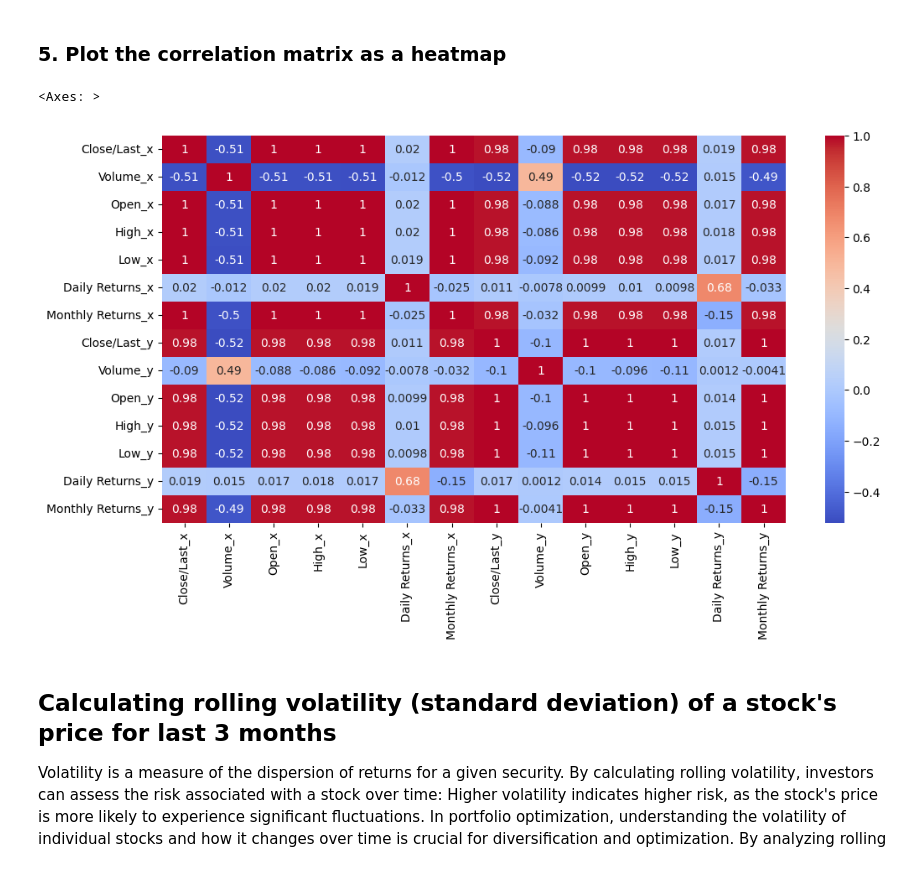
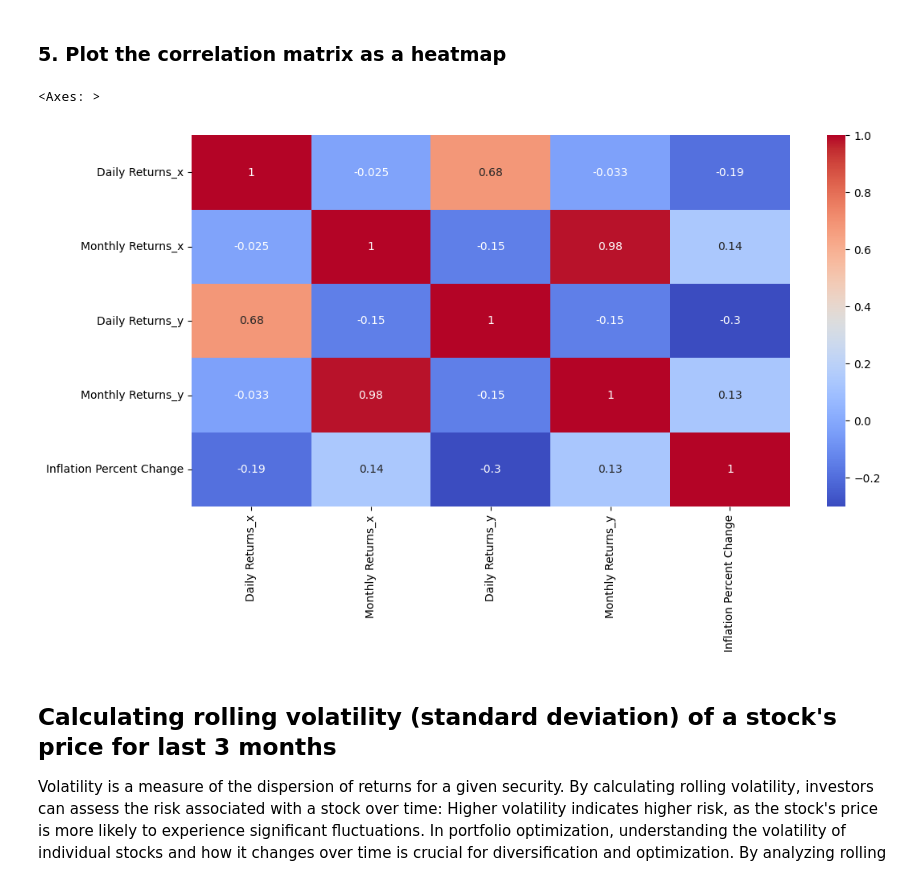
Before and after one commit to julieannvictoria/portfolio, a Jupyter notebook: Preparing-for-data-analysis-project-student.ipynb, the cells around one changed output. Drawn from its saved outputs; the diff is of its cells as text; code cells hidden in the pictures.

```diff
--- a/Preparing-for-data-analysis-project-student.ipynb
+++ b/Preparing-for-data-analysis-project-student.ipynb
@@ -58,5 +59,5 @@ data_apple = pd.read_csv('apple_historical_data.csv')
 # %%
-data_microsoft = pd.read_csv('microsoft_historical_data.csv')
+data_microsoft = pd.read_csv(github_repo + 'microsoft_historical_data.csv')
 # %%
 # Check the first few rows of data
 data_apple.head()
@@ -439,6 +443,8 @@ data_microsoft.head()
 | 4 | 2024-04-29 | 402.25 | 19582090 | 405.25 | 406.3200 | 399.1900 | 0.033185 |
 # %%
 inflation['Inflation Percent Change'] = inflation['CORESTICKM159SFRBATL'].pct_change()
+#Rename index for merging later
+inflation.rename_axis('Date',inplace=True)
 inflation.head()
 # %% [output]
 |  | CORESTICKM159SFRBATL | Inflation Percent Change |
@@ -478,4 +484,5 @@ data_microsoft.head()
 ### 3. Merge the dataframes and calculate / plot the correlation
 # %%
 data_apple_microsoft = pd.merge(data_apple,data_microsoft,how='outer',on='Date')
-data_apple_microsoft.head()
+# merge stocks and inflationd dataframes
+df_stocks_inflation = pd.merge(data_apple_microsoft,inflation,how='outer',on='Date')
@@ -491,5 +500,7 @@ data_apple_microsoft.head()
 ### 4. Calculate the correlation matrix between the Apple returns, Microsoft returns, and inflation change
 # %%
 # Calculate correlation matrix
-data_apple_microsoft.corr()
+# Get only the needed columns
+df_returns_inflation = df_stocks_inflation[['Daily Returns_x','Monthly Returns_x', 'Daily Returns_y','Monthly Returns_y','Inflation Percent Change']]
+df_returns_inflation.corr()
 # %% [output]
@@ -513,10 +515,10 @@ data_apple_microsoft.corr()
 # %%
 # Plot heatmap
 plt.figure(figsize=(12,6))
-sns.heatmap(data_apple_microsoft.corr(),annot=True,cmap='coolwarm')
+sns.heatmap(df_returns_inflation.corr(),annot=True,cmap='coolwarm')
 # %% [output]
 <Axes: >
-[figure, old version]
+[figure, new version]
 # %% [markdown]
 ## Calculating rolling volatility (standard deviation) of a stock's price for last 3 months
 
```
Also changed, not shown: parts of 12 cells of this notebook.
